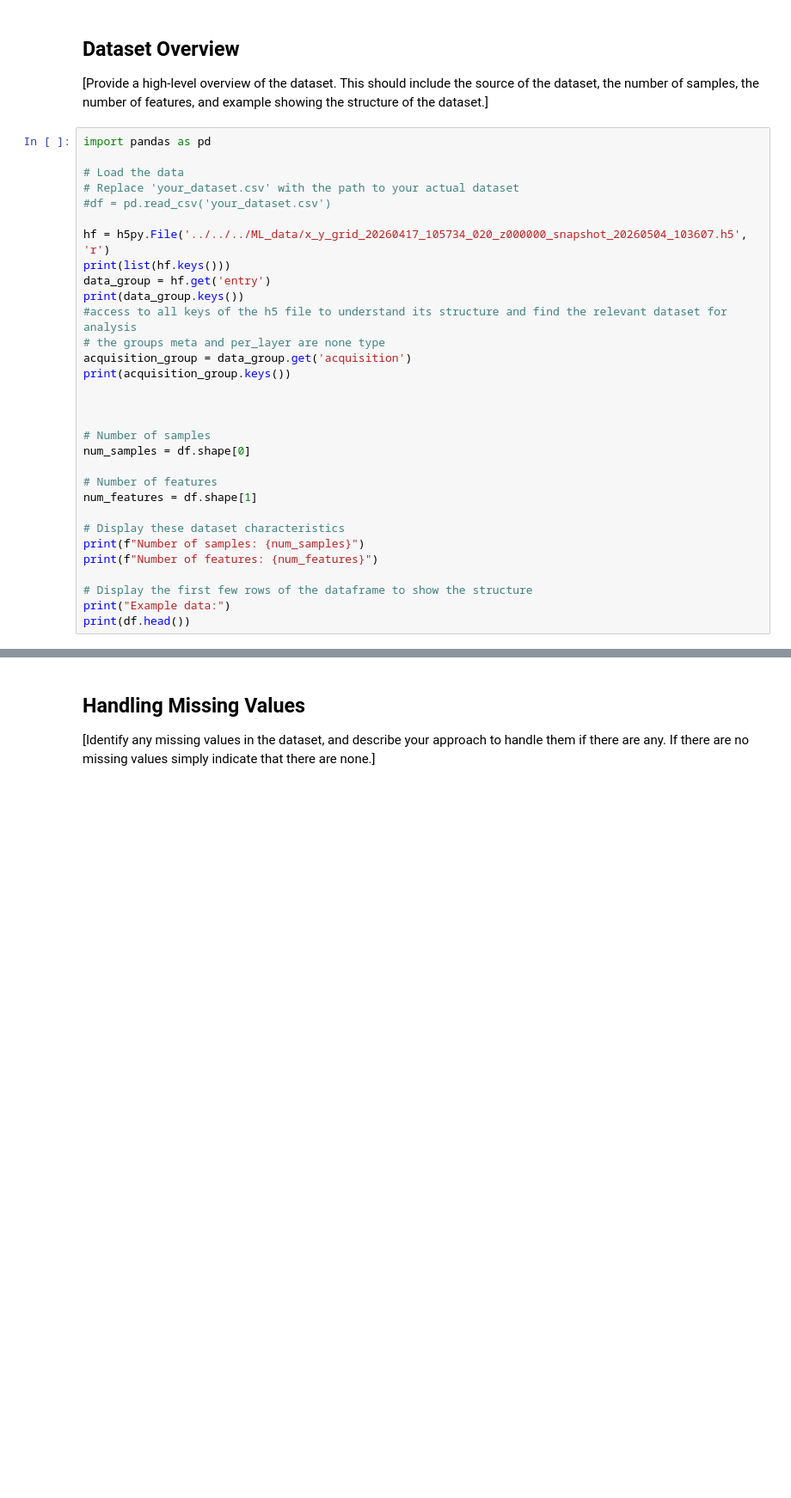
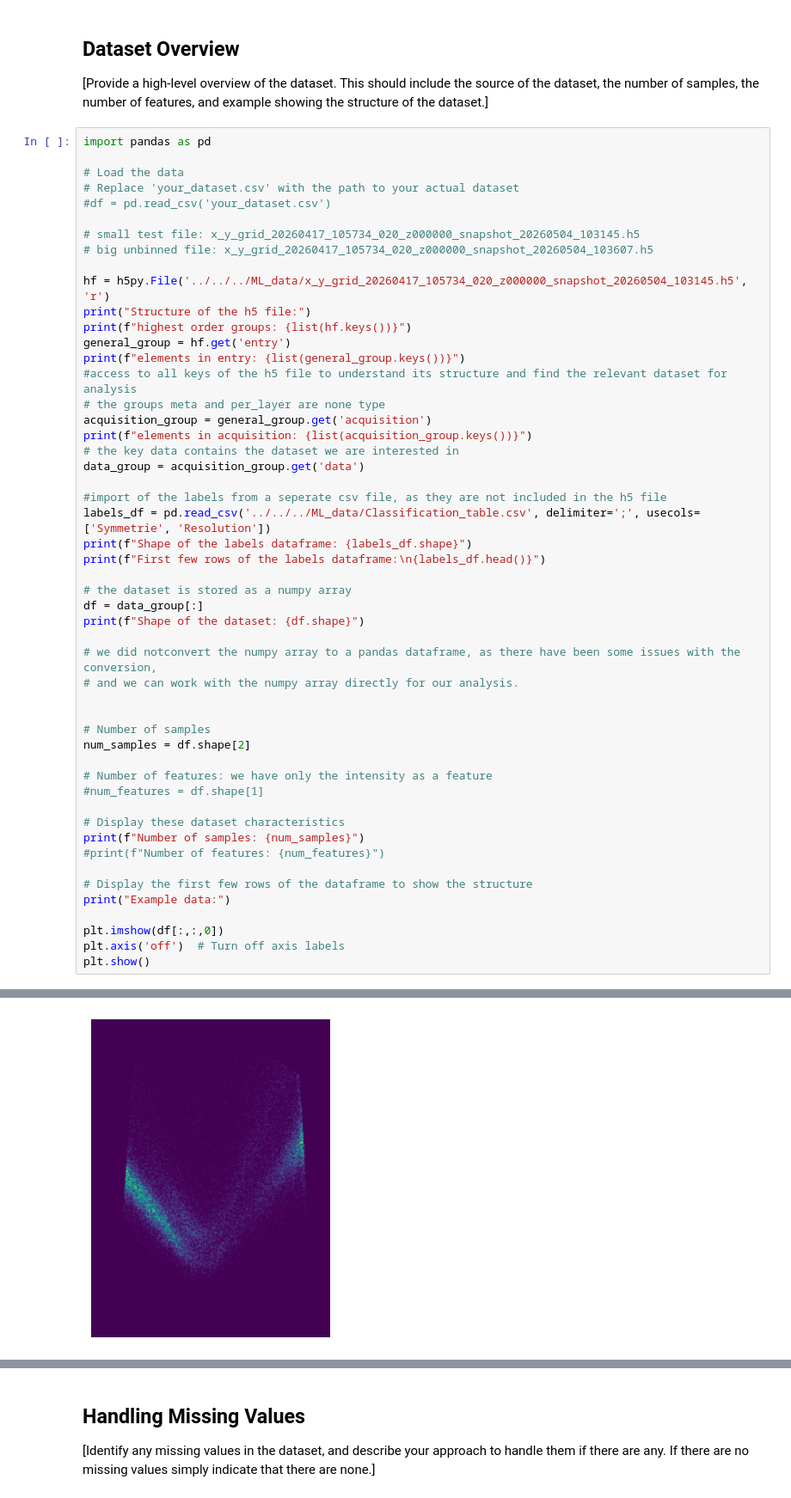
Before and after one commit to Torbus2025/photoemission_quality, a Jupyter notebook: 1_DatasetCharacteristics/exploratory_data_analysis.ipynb, the cells around one changed output, grey strips where cells are left out. Shown at 86% size. Drawn from its saved outputs; the diff is of its cells as text; blank space fills up the shorter version.

```diff
--- a/1_DatasetCharacteristics/exploratory_data_analysis.ipynb
+++ b/1_DatasetCharacteristics/exploratory_data_analysis.ipynb
@@ -66,28 +66,48 @@ import pandas as pd
 # Replace 'your_dataset.csv' with the path to your actual dataset
 #df = pd.read_csv('your_dataset.csv')
 
-hf = h5py.File('../../../ML_data/x_y_grid_20260417_105734_020_z000000_snapshot_20260504_103607.h5', 'r')
-print(list(hf.keys()))
-data_group = hf.get('entry')
-print(data_group.keys())
+# small test file: x_y_grid_20260417_105734_020_z000000_snapshot_20260504_103145.h5
+# big unbinned file: x_y_grid_20260417_105734_020_z000000_snapshot_20260504_103607.h5
+
+hf = h5py.File('../../../ML_data/x_y_grid_20260417_105734_020_z000000_snapshot_20260504_103145.h5', 'r')
+print("Structure of the h5 file:")
+print(f"highest order groups: {list(hf.keys())}")
+general_group = hf.get('entry')
+print(f"elements in entry: {list(general_group.keys())}")
 #access to all keys of the h5 file to understand its structure and find the relevant dataset for analysis
 # the groups meta and per_layer are none type
-acquisition_group = data_group.get('acquisition')
-print(acquisition_group.keys())
+acquisition_group = general_group.get('acquisition')
+print(f"elements in acquisition: {list(acquisition_group.keys())}")
+# the key data contains the dataset we are interested in
+data_group = acquisition_group.get('data')
 
+#import of the labels from a seperate csv file, as they are not included in the h5 file
+labels_df = pd.read_csv('../../../ML_data/Classification_table.csv', delimiter=';', usecols=['Symmetrie', 'Resolution'])
+print(f"Shape of the labels dataframe: {labels_df.shape}")
+print(f"First few rows of the labels dataframe:\n{labels_df.head()}")
+
+# the dataset is stored as a numpy array
+df = data_group[:]
+print(f"Shape of the dataset: {df.shape}")
+
+# we did notconvert the numpy array to a pandas dataframe, as there have been some issues with the conversion,
+# and we can work with the numpy array directly for our analysis.
 
 
 # Number of samples
-num_samples = df.shape[0]
+num_samples = df.shape[2]
 
-# Number of features
-num_features = df.shape[1]
+# Number of features: we have only the intensity as a feature
+#num_features = df.shape[1]
 
 # Display these dataset characteristics
 print(f"Number of samples: {num_samples}")
-print(f"Number of features: {num_features}")
+#print(f"Number of features: {num_features}")
 
 # Display the first few rows of the dataframe to show the structure
 print("Example data:")
-print(df.head())
+
+plt.imshow(df[:,:,0])
+plt.axis('off')  # Turn off axis labels
+plt.show()
 # %% [output]
@@ -97,0 +129 @@ AttributeError: 'NoneType' object has no attribute 'get'
+[figure, added]
```
Also changed, not shown: parts of 10 cells of this notebook.
